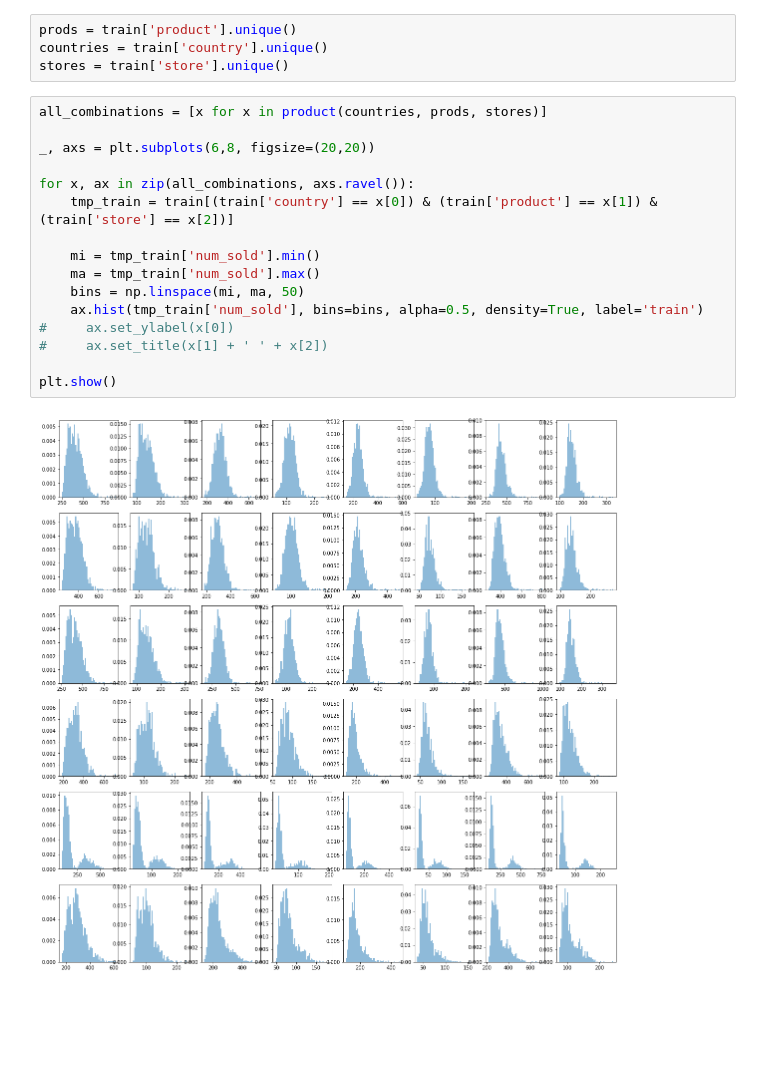
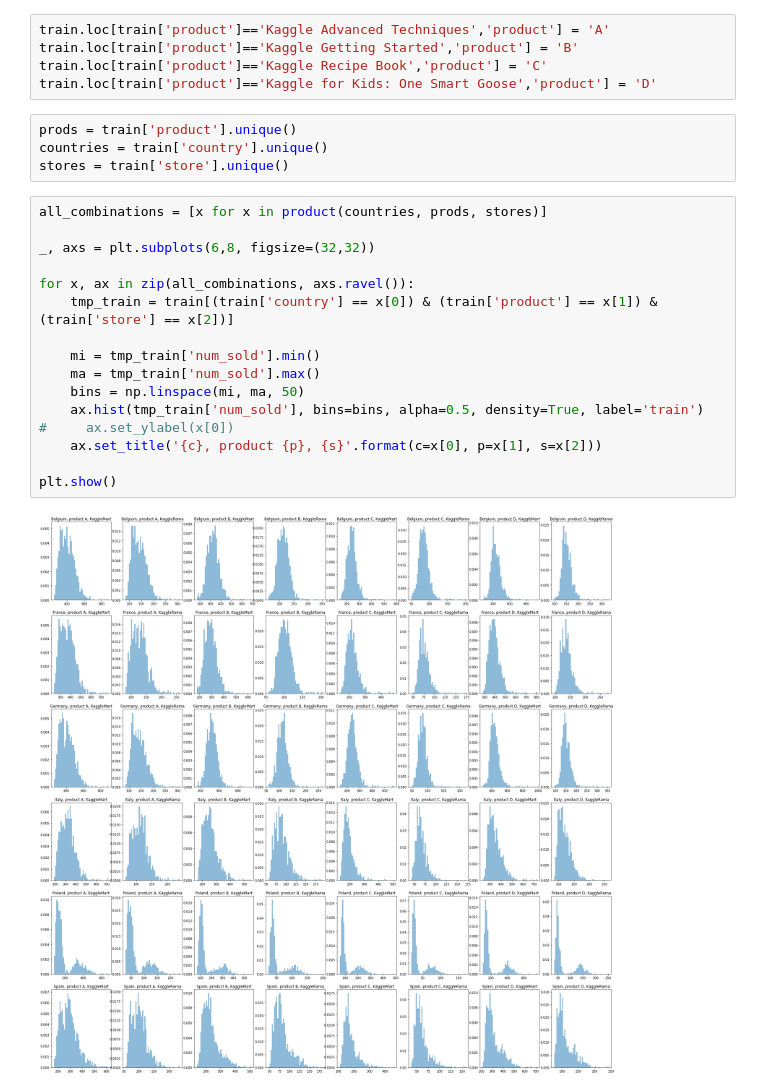
Before and after one commit to pmnry/KaggleSept, a Jupyter notebook: septembertabularplayground.ipynb, the cells around one changed output. Saved outputs shown, nothing was run; the diff lists cells and outputs as text; blank space fills up the shorter version.

```diff
--- a/septembertabularplayground.ipynb
+++ b/septembertabularplayground.ipynb
@@ -155,3 +161,8 @@ for i in product(['x1', 'x2','x3'], ['a,','b']):
+# %%
+train.loc[train['product']=='Kaggle Advanced Techniques','product'] = 'A'
+train.loc[train['product']=='Kaggle Getting Started','product'] = 'B'
+train.loc[train['product']=='Kaggle Recipe Book','product'] = 'C'
+train.loc[train['product']=='Kaggle for Kids: One Smart Goose','product'] = 'D'
 # %%
 prods = train['product'].unique()
 countries = train['country'].unique()
@@ -159,18 +170,18 @@ stores = train['store'].unique()
 # %%
 all_combinations = [x for x in product(countries, prods, stores)]
 
-_, axs = plt.subplots(6,8, figsize=(20,20))
+_, axs = plt.subplots(6,8, figsize=(32,32))
 
 for x, ax in zip(all_combinations, axs.ravel()):
     tmp_train = train[(train['country'] == x[0]) & (train['product'] == x[1]) & (train['store'] == x[2])]
 
     mi = tmp_train['num_sold'].min()
     ma = tmp_train['num_sold'].max()
     bins = np.linspace(mi, ma, 50)
     ax.hist(tmp_train['num_sold'], bins=bins, alpha=0.5, density=True, label='train')
 #     ax.set_ylabel(x[0])
-#     ax.set_title(x[1] + ' ' + x[2])
+    ax.set_title('{c}, product {p}, {s}'.format(c=x[0], p=x[1], s=x[2]))
 
 plt.show()
 # %% [output]
-[figure, old version]
+[figure, new version]
```
Also changed, not shown: parts of 8 cells of this notebook.
